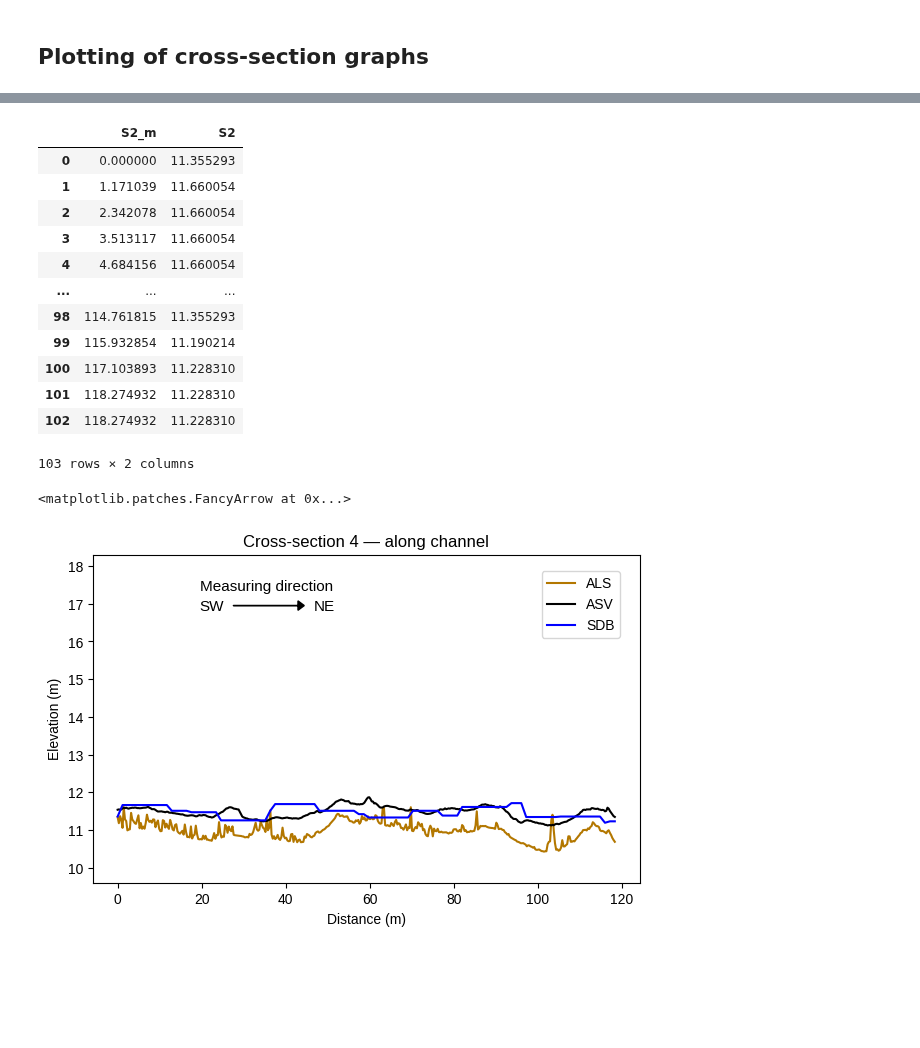
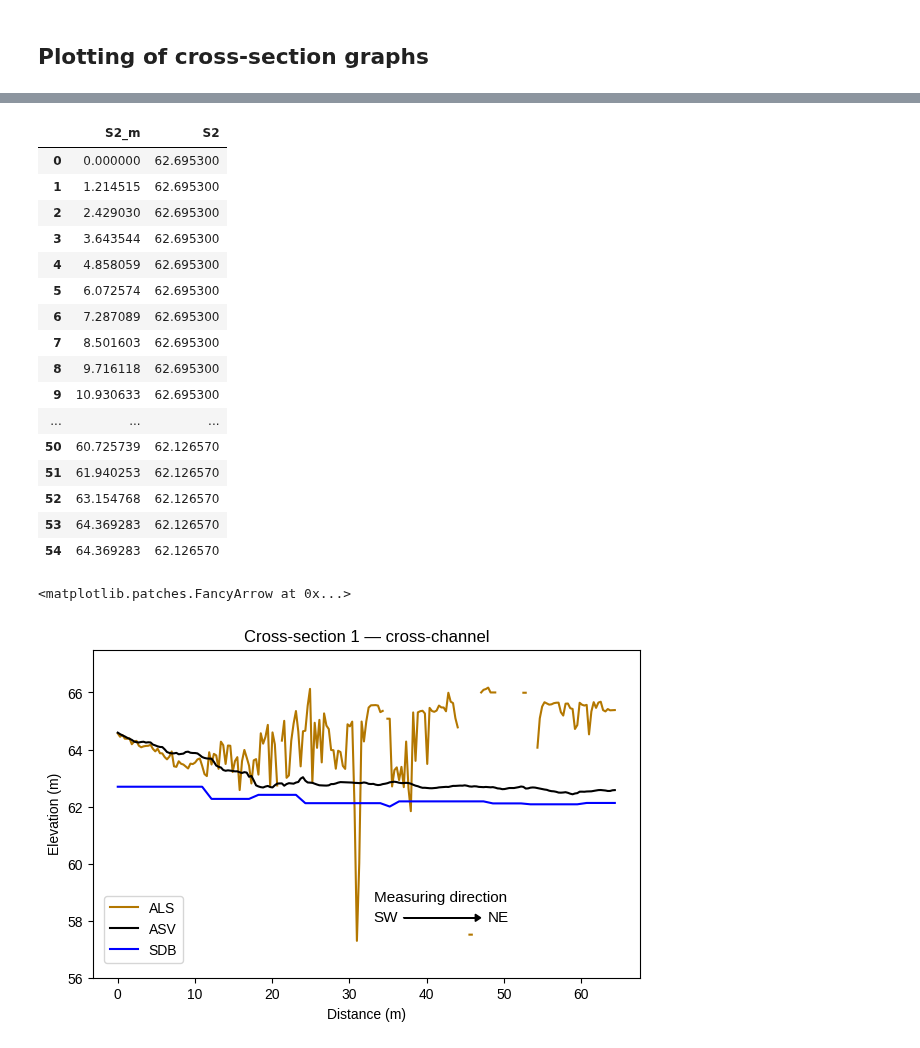
Before and after one commit to susannakukka/bathymetric-model-analysis, a Jupyter notebook: notebooks/cross-section_analysis.ipynb, the cells around one changed output, grey strips where cells are left out. Saved outputs shown, nothing was run; the diff lists cells and outputs as text; code cells hidden in the pictures; blank space fills up the shorter version.

Commit message:
Redid Valle cs graphs

```diff
--- a/notebooks/cross-section_analysis.ipynb
+++ b/notebooks/cross-section_analysis.ipynb
@@ -20,13 +20,13 @@ if use_liberation_fonts:
     })
 # %%
 # import CROSS-SECTION (cs) ASV
-cs_asv = pd.read_csv('../data/output/nuorgam_cs_1_asv.csv', delimiter=',')
+cs_asv = pd.read_csv('../data/output/valle_cs_1_asv.csv', delimiter=',')
 # %%
 # import CROSS-SECTION (cs) ALS
-cs_als = pd.read_csv('../data/output/nuorgam_cs_1_als.csv', delimiter=',')
+cs_als = pd.read_csv('../data/output/valle_cs_1_als.csv', delimiter=',')
 # %%
 # import CROSS-SECTION (cs) S2
-cs_s2 = pd.read_csv('../data/output/nuorgam_cs_1_s2.csv', delimiter=',')
+cs_s2 = pd.read_csv('../data/output/valle_cs_1_s2.csv', delimiter=',')
 # %%
 # check
 cs_asv
@@ -66,18 +66,22 @@ cs_als
 cs_s2
 # %% [output]
 |  | S2_m | S2 |
-| 0 | 0.000000 | 11.355293 |
-| 1 | 1.171039 | 11.660054 |
-| 2 | 2.342078 | 11.660054 |
-| 3 | 3.513117 | 11.660054 |
-| 4 | 4.684156 | 11.660054 |
+| 0 | 0.000000 | 62.695300 |
+| 1 | 1.214515 | 62.695300 |
+| 2 | 2.429030 | 62.695300 |
+| 3 | 3.643544 | 62.695300 |
+| 4 | 4.858059 | 62.695300 |
+| 5 | 6.072574 | 62.695300 |
+| 6 | 7.287089 | 62.695300 |
+| 7 | 8.501603 | 62.695300 |
+| 8 | 9.716118 | 62.695300 |
+| 9 | 10.930633 | 62.695300 |
 | ... | ... | ... |
-| 98 | 114.761815 | 11.355293 |
-| 99 | 115.932854 | 11.190214 |
-| 100 | 117.103893 | 11.228310 |
-| 101 | 118.274932 | 11.228310 |
-| 102 | 118.274932 | 11.228310 |
+| 50 | 60.725739 | 62.126570 |
+| 51 | 61.940253 | 62.126570 |
+| 52 | 63.154768 | 62.126570 |
+| 53 | 64.369283 | 62.126570 |
+| 54 | 64.369283 | 62.126570 |
-103 rows × 2 columns
 # %%
 # rename S2 to SDB
 cs_s2 = cs_s2.rename(columns={"S2": "SDB"})
@@ -89,26 +93,26 @@ cs_s2 = cs_s2.replace('None', np.nan)
 # %%
 # plot
 fig, ax = plotting.init_plot(figsize=(6,4))
-ax.set_title('Cross-section 4 — along channel')
+ax.set_title('Cross-section 1 — cross-channel')
 
 cs_als.plot(x='ALS_m', color = '#B37700', linestyle="solid", ax=ax)
 cs_asv.plot(x='ASV_m', color='black',  linestyle="solid", ax=ax)
 cs_s2.plot(x='S2_m', color = '#0000FF', linestyle="solid", ax=ax)
 ax.set_xlabel("Distance (m)")
 ax.set_ylabel("Elevation (m)")
 #ax.axis('equal')
-ax.set_ylim(9.6,18.3)
+ax.set_ylim(56,67.5) # 9.6,18.3 for Nuorgam
 leg = ax.get_legend()
-leg.set_bbox_to_anchor((0.977, 0.971))
-fig.text(0.26, 0.85, 'Measuring direction', fontsize=11)
-fig.text(0.26, 0.80, 'SW', fontsize=11) # start point of the compass
-fig.text(0.45, 0.80, 'NE', fontsize=11) # end point of the compass
-ax.arrow(27.5, 16.95, 16.9, 0,
-         length_includes_head=True, head_width=0.25, head_length=1.5,
+leg.set_bbox_to_anchor((0.177, 0.271))
+fig.text(0.55, 0.31, 'Measuring direction', fontsize=11)
+fig.text(0.55, 0.26, 'SW', fontsize=11) # start point of the compass
+fig.text(0.74, 0.26, 'NE', fontsize=11) # end point of the compass
+ax.arrow(37, 58.1, 10, 0,
+         length_includes_head=True, head_width=0.25, head_length=0.7,
          color='black'
         )
 # %% [output]
 <matplotlib.patches.FancyArrow at 0x...>
-[figure, old version]
+[figure, new version]
 # %%
 # save as png
```
Also changed, not shown: parts of 3 cells of this notebook, 3 other files.
